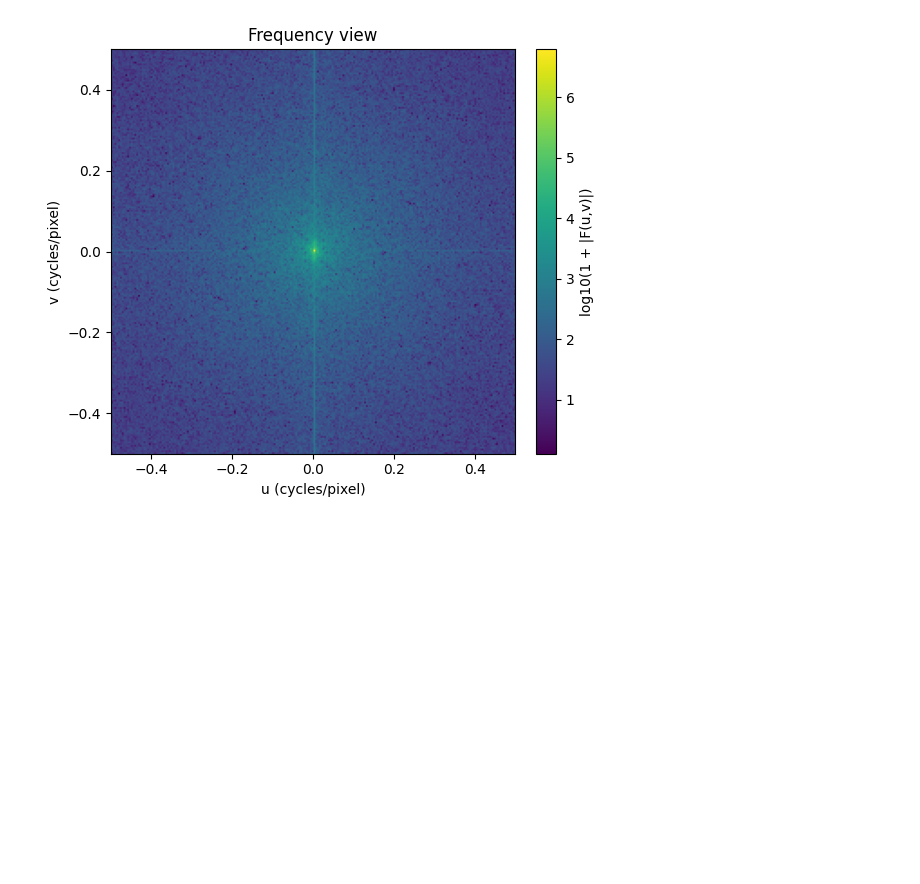
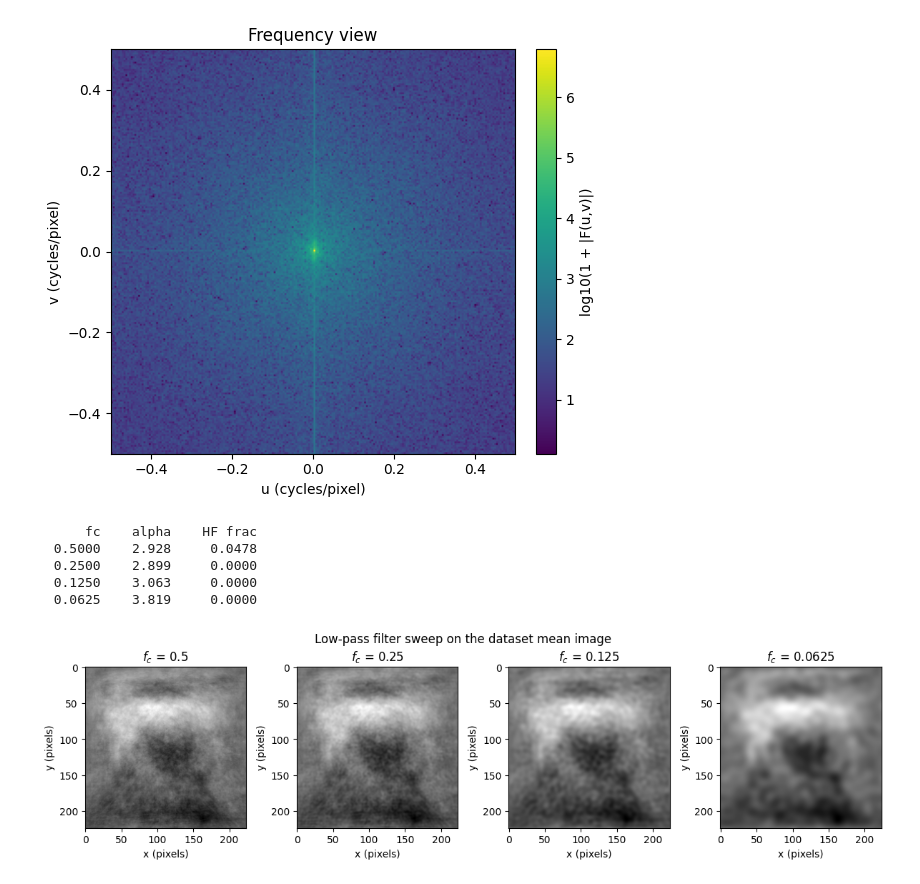
Before and after one commit to Fredrik321/Digital-information-processing, a Jupyter notebook: bird_dataset_analysis.ipynb, the cells around one changed output. Saved outputs shown, nothing was run; the diff lists cells and outputs as text; code cells hidden in the pictures; blank space fills up the shorter version.

```diff
--- a/bird_dataset_analysis.ipynb
+++ b/bird_dataset_analysis.ipynb
@@ -61,3 +59,61 @@ plt.savefig("frequency_view.png", dpi=150)
 plt.show()
 # %% [output]
 [figure]
+# %%
+import numpy as np
+from pathlib import Path
+from PIL import Image
+
+def low_pass(gray, fc):
+    F = np.fft.fftshift(np.fft.fft2(gray))
+    fy = np.fft.fftshift(np.fft.fftfreq(gray.shape[0]))
+    FX, FY = np.meshgrid(fy, fy)
+    R = np.sqrt(FX**2 + FY**2)
+    H = (R <= fc).astype(np.float64)
+    return np.real(np.fft.ifft2(np.fft.ifftshift(F * H)))
+
+def alpha_and_hf(gray, fc_max=0.5):
+    F = np.fft.fftshift(np.fft.fft2(gray))
+    power = np.abs(F) ** 2
+    fy = np.fft.fftshift(np.fft.fftfreq(gray.shape[0]))
+    FX, FY = np.meshgrid(fy, fy)
+    R = np.sqrt(FX**2 + FY**2)
+    bins = np.linspace(0, 0.5, 50)
+    freqs = 0.5 * (bins[:-1] + bins[1:])
+    idx = np.digitize(R.ravel(), bins)
+    radial = np.array([
+        power.ravel()[idx == i].mean()
+        for i in range(1, len(bins))
+    ])
+    m = (freqs > 0.02) & (freqs < fc_max)
+    alpha = -np.polyfit(np.log10(freqs[m]), np.log10(radial[m]), 1)[0]
+    hf = power[R > 0.25].sum() / power[R > 0.02].sum()
+    return alpha, hf
+
+cutoffs = [0.5, 0.25, 0.125, 0.0625]
+print(f"{'fc':>8s} {'alpha':>8s} {'HF frac':>10s}")
+for fc in cutoffs:
+    lp = low_pass(gray, fc) if fc < 0.5 else gray
+    a, hf = alpha_and_hf(lp, fc_max=min(fc, 0.5))
+    print(f"{fc:>8.4f} {a:>8.3f} {hf:>10.4f}")
+# %% [output]
+      fc    alpha    HF frac
+  0.5000    2.928     0.0478
+  0.2500    2.899     0.0000
+  0.1250    3.063     0.0000
+  0.0625    3.819     0.0000
+# %%
+import matplotlib.pyplot as plt
+
+fig, axes = plt.subplots(1, len(cutoffs), figsize=(3 * len(cutoffs), 3.2))
+for ax, fc in zip(axes, cutoffs):
+    lp = low_pass(gray, fc) if fc < 0.5 else gray
+    ax.imshow(lp, cmap="gray")
+    ax.set_title(f"$f_c$ = {fc}")
+    ax.set_xlabel("x (pixels)")
+    ax.set_ylabel("y (pixels)")
+plt.suptitle("Low-pass filter sweep on the dataset mean image")
+plt.tight_layout()
+plt.show()
+# %% [output]
+[figure, added]
```
Also changed, not shown: parts of 3 cells of this notebook, 3 other files.
